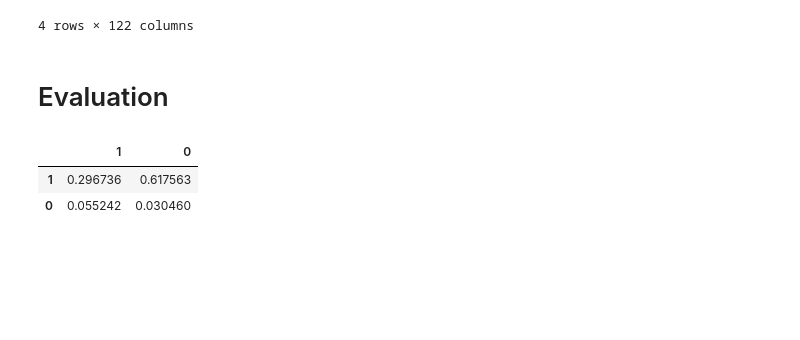
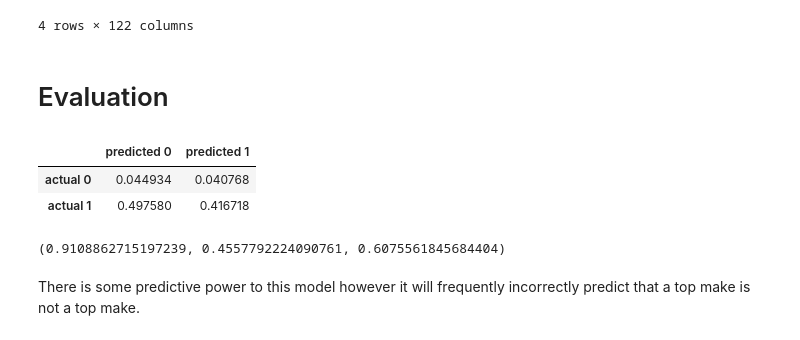
Before and after one commit to tristan00/traffic_citations, a Jupyter notebook: Assessment1.ipynb, the cells around one changed output. Saved outputs shown, nothing was run; the diff lists cells and outputs as text; code cells hidden in the pictures; blank space fills up the shorter version.

```diff
--- a/Assessment1.ipynb
+++ b/Assessment1.ipynb
@@ -314,17 +314,23 @@ df_corr[(df_corr['plate_expiration_diff_ts'] > .1)|(df_corr['plate_expiration_di
 # %% [markdown]
 # Evaluation
 # %%
-tn, fp, fn, tp = 24072, 269106, 13273, 129304
+tn, fp, fn, tp = 19580, 17765, 216823, 181587
 total_num = tn + fp + fn + tp
 precision = tp/(tp + fp)
 recall = tp/(tp + fn)
-f1_score = 2 * (precision*recall)/(precision + recall)
+f1 = 2 * (precision*recall)/(precision + recall)
 # %%
-eval_df = pd.DataFrame(data = [[tp/total_num, fp/total_num], [tn/total_num, fn/total_num]],
-                      columns = [1, 0],
-                      index = [1, 0])
+eval_df = pd.DataFrame(data = [[tn/total_num, fp/total_num], [fn/total_num, tp/total_num]],
+                      columns = ['predicted 0', 'predicted 1'],
+                      index = ['actual 0', 'actual 1'])
 eval_df
 # %% [output]
-|  | 1 | 0 |
-| 1 | 0.296736 | 0.617563 |
-| 0 | 0.055242 | 0.030460 |
+|  | predicted 0 | predicted 1 |
+| actual 0 | 0.044934 | 0.040768 |
+| actual 1 | 0.497580 | 0.416718 |
+# %%
+precision, recall, f1
+# %% [output]
+(0.9108862715197239, 0.4557792224090761, 0.6075561845684404)
+# %% [markdown]
+There is some predictive power to this model however it will frequently incorrectly predict that a top make is not a top make.
```
Also changed, not shown: parts of 1 cell of this notebook, 3 other files.
